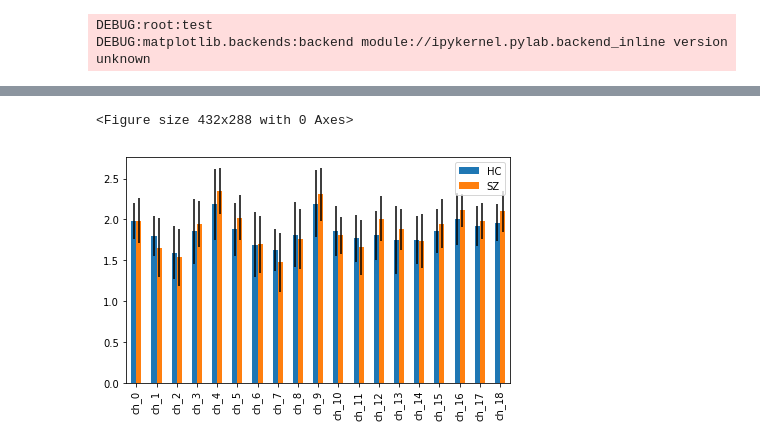
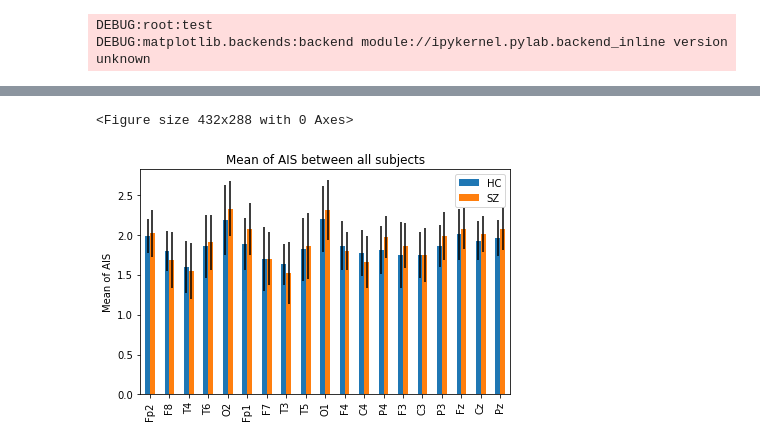
Before and after one commit to cjotade/dynamicinfo-eeg, a Jupyter notebook: src/plot_results.ipynb, the cells around one changed output, grey strips where cells are left out. Cells and saved outputs as stored; diff of their text form; code cells hidden in the pictures.

```diff
--- a/src/plot_results.ipynb
+++ b/src/plot_results.ipynb
@@ -133,13 +106,26 @@ res_ch["s07"]
+# %%
+def get_df_per_minute(df, window_minute: int = None, is_mean: bool = True):
+    if window_minute:
+        if is_mean:
+            return pd.concat([df[col].apply(lambda row: row[(window_minute-1)*6:6+6*(window_minute-1)].mean()) for col in df.columns], axis=1)
+        else:
+            return pd.concat([df[col].apply(lambda row: row[(window_minute-1)*6:6+6*(window_minute-1)].std()) for col in df.columns], axis=1)
+    else:
+        if is_mean:
+            return pd.concat([df[col].apply(lambda row: row.mean()) for col in df.columns], axis=1)
+        else:
+            return pd.concat([df[col].apply(lambda row: row.std()) for col in df.columns], axis=1)
 # %%
 df = pd.DataFrame.from_dict(res_ch)
 df.index = df.index.map(lambda x: f"ch_{x}")
 
-df_mean = pd.concat([df[col].apply(lambda row: row.mean()) for col in df.columns], axis=1)
-df_std = pd.concat([df[col].apply(lambda row: row.std()) for col in df.columns], axis=1)
+df_mean = get_df_per_minute(df)
+df_std = get_df_per_minute(df, is_mean=False)
+df_mean.index = ch_names
 
 fig, ax = plt.subplots(figsize=(20,8))
 df_mean.plot(kind="bar", yerr=df_std, ax=ax, zorder=3)
-ax.set_ylabel("Local mean of AIS", fontsize=15)
+ax.set_ylabel("Mean of AIS", fontsize=15)
 ax.set_xlabel("Channel", fontsize=15)
 ax.set_title("Mean of AIS for every window", fontsize=15)
 plt.xticks(fontsize=14, rotation=0)
@@ -150,7 +136,7 @@ plt.show()
 
 fig, ax = plt.subplots(figsize=(20,8))
 df_mean.T.plot(kind="bar", yerr=df_std.T, ax=ax, zorder=3)
-ax.set_ylabel("Local mean of AIS", fontsize=15)
+ax.set_ylabel("Mean of AIS", fontsize=15)
 ax.set_xlabel("Subject", fontsize=15)
 ax.set_title("Mean of AIS for every window", fontsize=15)
 plt.xticks(fontsize=14, rotation=0)
@@ -191,0 +174,12 @@ df_mean_sz_std = df_std.T.loc[list(filter(lambda x: x.startswith("s"), df_std.co
+# %%
+def filter_by_type(df_metric, sub_type: str = "hc"):
+    if sub_type == "hc":
+        return df_metric.T.loc[list(filter(lambda x: x.startswith("h"), df_metric.columns))]
+    elif sub_type == "sz":
+        return df_metric.T.loc[list(filter(lambda x: x.startswith("s"), df_metric.columns))]
+# %%
+df_mean_hc = filter_by_type(df_mean, sub_type="hc")
+df_mean_sz = filter_by_type(df_mean, sub_type="sz")
+
+df_mean_hc_std = filter_by_type(df_std, sub_type="hc")
+df_mean_sz_std = filter_by_type(df_std, sub_type="sz")
@@ -192,14 +189,18 @@ df_mean_sz_std = df_std.T.loc[list(filter(lambda x: x.startswith("s"), df_std.co
 # %%
 df_mean_concat = pd.concat([df_mean_hc.mean(), df_mean_sz.mean()], axis=1)
 df_mean_concat.columns = ["HC", "SZ"]
+df_mean_concat.index = ch_names
 
-#df_mean_std_concat = pd.concat([df_mean_hc_std.mean(), df_mean_sz_std.mean()], axis=1)
 df_mean_std_concat = pd.concat([df_mean_hc.std(), df_mean_sz.std()], axis=1)
 df_mean_std_concat.columns = ["HC", "SZ"]
+df_mean_std_concat.index = ch_names
 
 plt.figure()
 df_mean_concat.plot(kind="bar", yerr=df_mean_std_concat)
+plt.title("Mean of AIS between all subjects")
+plt.ylabel("Mean of AIS")
 plt.tight_layout()
+plt.show()
 # %% [output]
 <Figure size 432x288 with 0 Axes>
-[figure, old version]
+[figure, new version]
```
Also changed, not shown: parts of 19 cells of this notebook, 3 other files.
